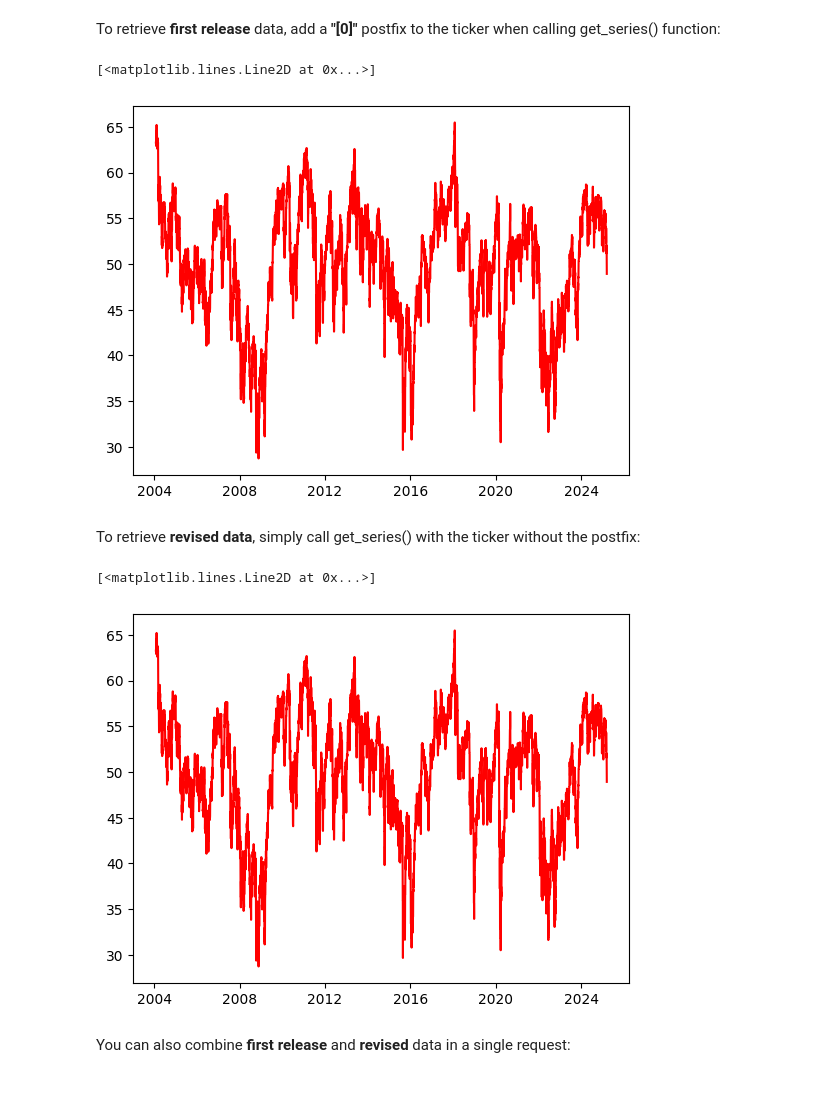
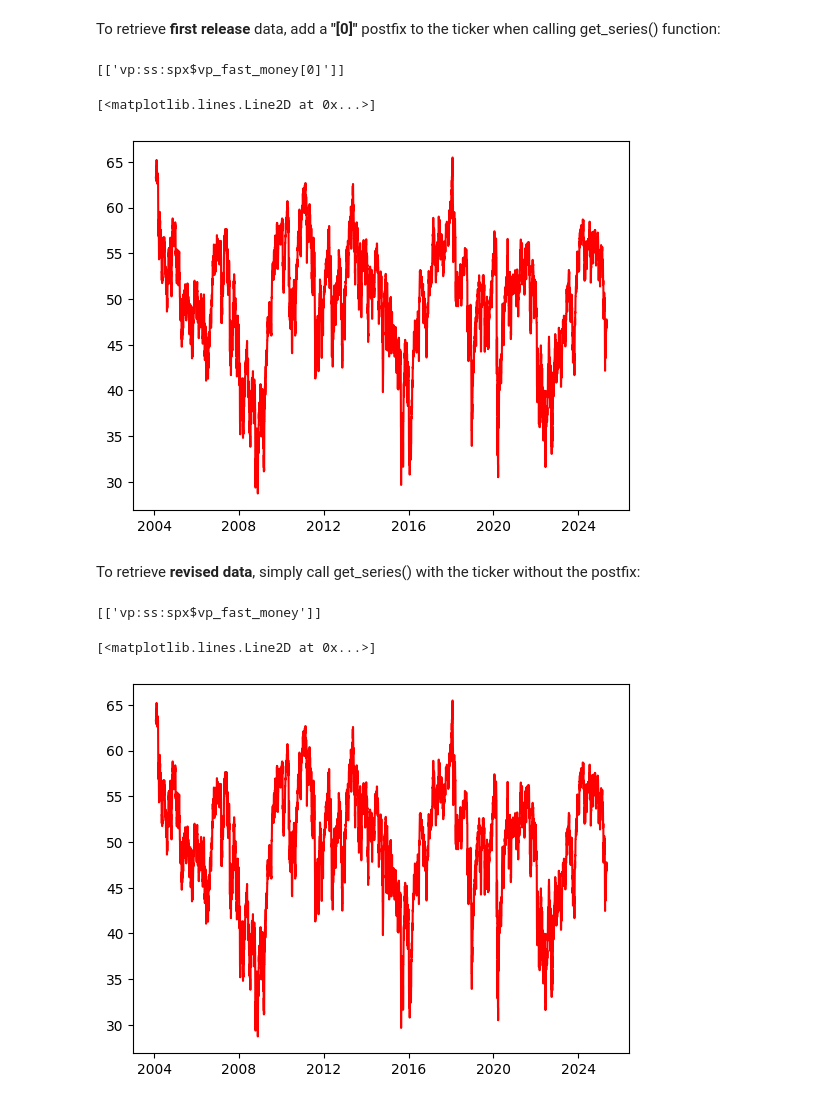
Before and after one commit to variantperception/vp-analysis-api, a Jupyter notebook: examples/first_release_vs_revised_data.ipynb, the cells around one changed output. Drawn from its saved outputs; the diff is of its cells as text; code cells hidden in the pictures.

```diff
--- a/examples/first_release_vs_revised_data.ipynb
+++ b/examples/first_release_vs_revised_data.ipynb
@@ -22,26 +22,22 @@ To retrieve **first release** data, add a **"[0]"** postfix to the ticker when c
 # %%
 # Get first release tactical Fast Money data for S&P 500
 import matplotlib.pyplot as plt
 
-data = api.get_series(["spx_vp_fast_money[0]"])
-data = api.clean_df(data, freq="D", start_date=None)
-
-plt.plot(data["spx_vp_fast_money[0]"], color="red")
+data = api.get_series(["ss:spx$vp_fast_money[0]"])
+plt.plot(data["ss:spx$vp_fast_money[0]"], color="red")
 # %% [output]
-[<matplotlib.lines.Line2D at 0x...>]
+[['vp:ss:spx$vp_fast_money[0]']]
+[<matplotlib.lines.Line2D at 0x...>]
-[figure, old version]
+[figure, new version]
 # %% [markdown]
 To retrieve **revised data**, simply call get_series() with the ticker without the postfix:
 # %%
 # Get revised tactical Fast Money data for S&P 500
 import matplotlib.pyplot as plt
 
-data = api.get_series(["spx_vp_fast_money"])
-data = api.clean_df(data, freq="D", start_date=None)
-
-plt.plot(data["spx_vp_fast_money"], color="red")
+data = api.get_series(["ss:spx$vp_fast_money"])
+plt.plot(data["ss:spx$vp_fast_money"], color="red")
 # %% [output]
-[<matplotlib.lines.Line2D at 0x...>]
+[['vp:ss:spx$vp_fast_money']]
+[<matplotlib.lines.Line2D at 0x...>]
-[figure, old version]
+[figure, new version]
-# %% [markdown]
-You can also combine **first release** and **revised** data in a single request:
```
Also changed, not shown: parts of 1 cell of this notebook, 9 other files.
